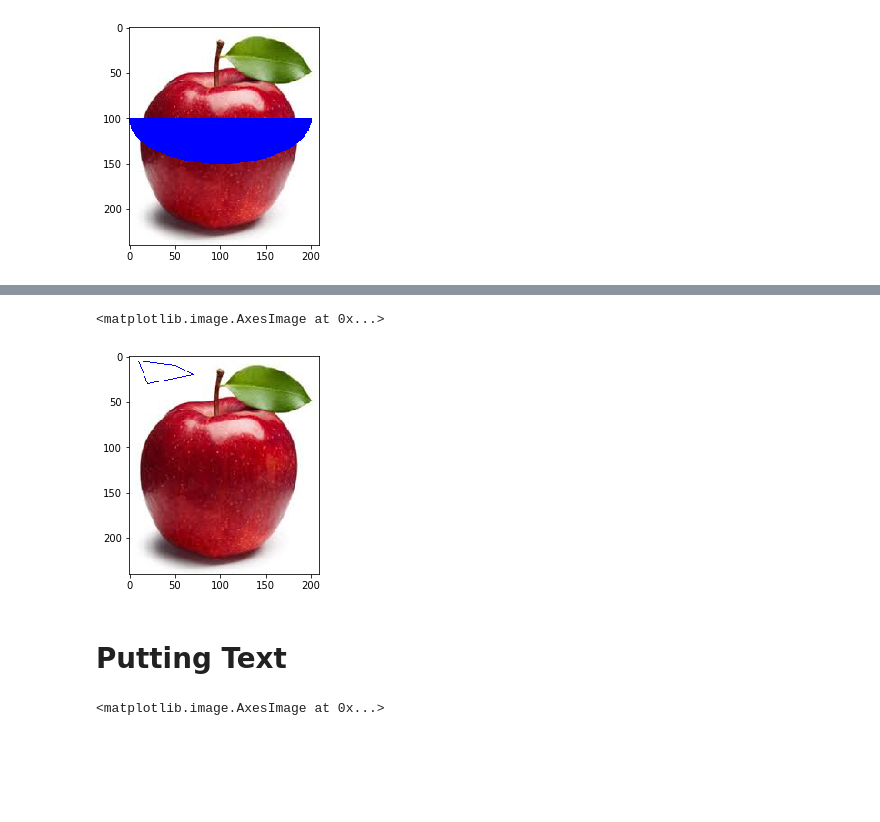
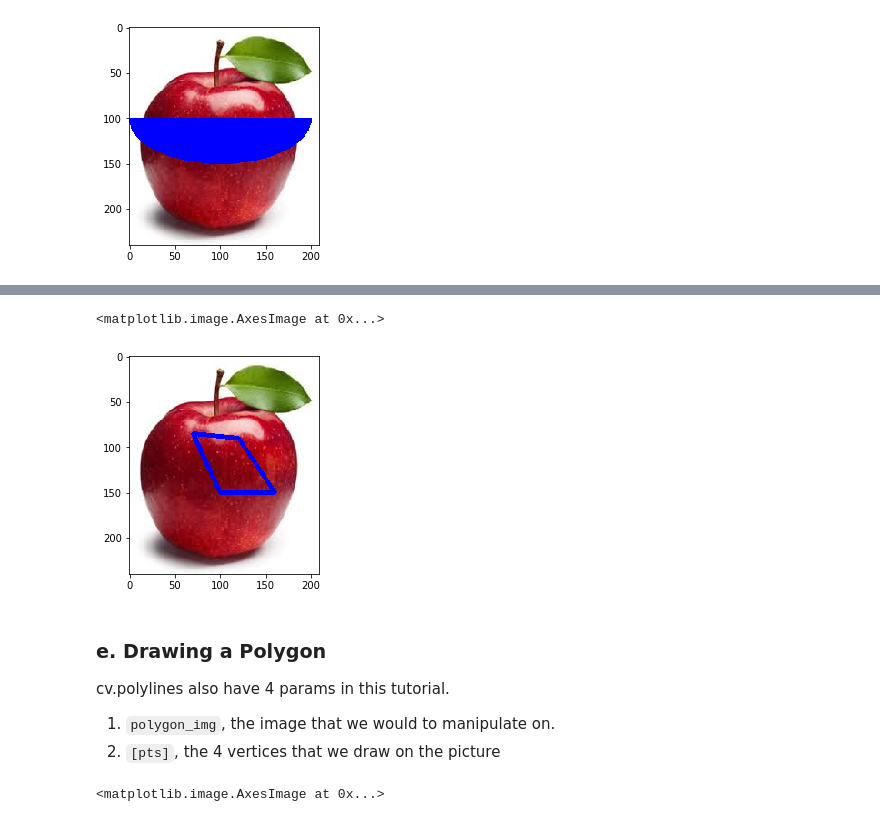
Before and after one commit to felzek/OpenCV-Courses, a Jupyter notebook: 1.Reading and Manipulating Images/OpenCV - Reading Images.ipynb, the cells around one changed output, grey strips where cells are left out. Saved outputs shown, nothing was run; the diff lists cells and outputs as text; code cells hidden in the pictures; blank space fills up the shorter version.

```diff
--- a/1.Reading and Manipulating Images/OpenCV - Reading Images.ipynb
+++ b/1.Reading and Manipulating Images/OpenCV - Reading Images.ipynb
@@ -131,13 +168,18 @@ plt.imshow(ellipse_img)
 # %%
 polygon_img = img_rgb.copy()
-pts = np.array([[10,5],[20,30],[70,20],[50,10]], np.int32)
-pts = pts.reshape((-1,1,2))
-cv.polylines(polygon_img,[pts],True,(0,0,255))
+pts = np.array([[70,85],[100,150],[160,150],[120,90]], np.int32)      #Drawing our Polygon
+pts = pts.reshape((-1,1,2))                                           #Reshaping our Polygon so it is
+cv.polylines(polygon_img,[pts],True,(0,0,255),3)
 plt.imshow(polygon_img)
 # %% [output]
 <matplotlib.image.AxesImage at 0x...>
-[figure, old version]
+[figure, new version]
-# %% [markdown]
-# Putting Text
+# %% [markdown]
+### e. Drawing a Polygon
+
+cv.polylines also have 4 params in this tutorial.
+
+1. `polygon_img`, the image that we would to manipulate on.
+2. `[pts]`, the 4 vertices that we draw on the picture
 # %%
 text_img = img_rgb.copy()
```
Also changed, not shown: parts of 29 cells of this notebook.
